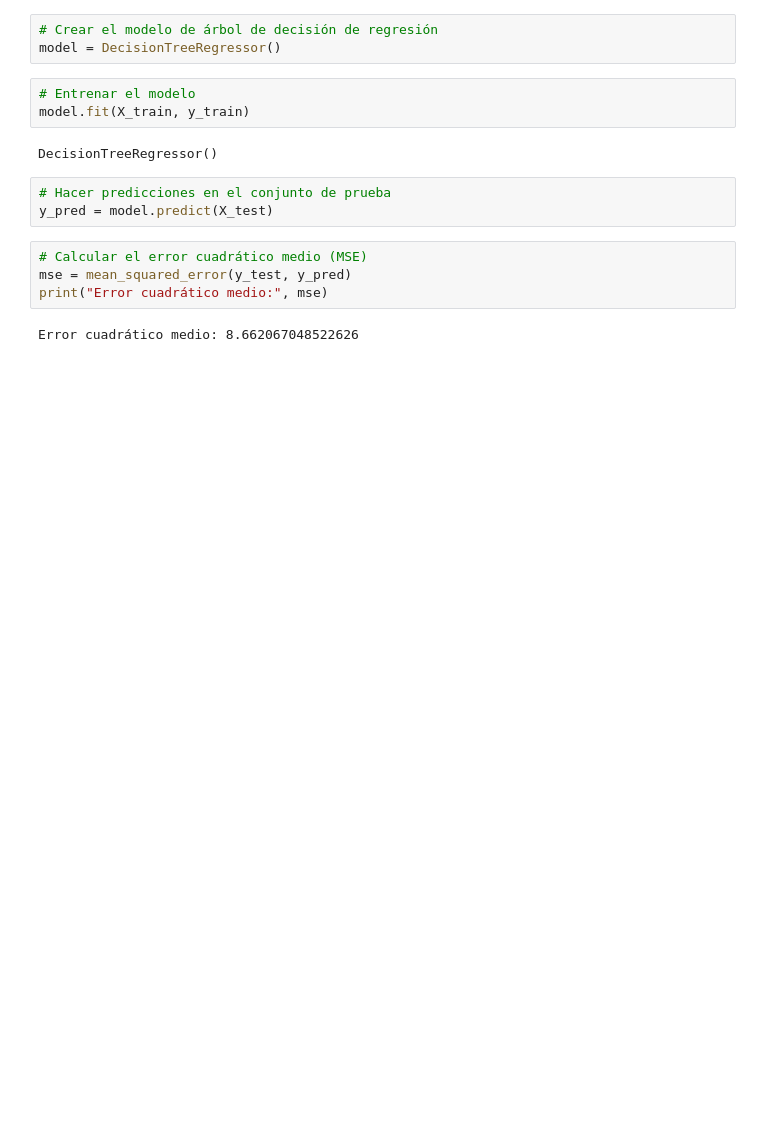
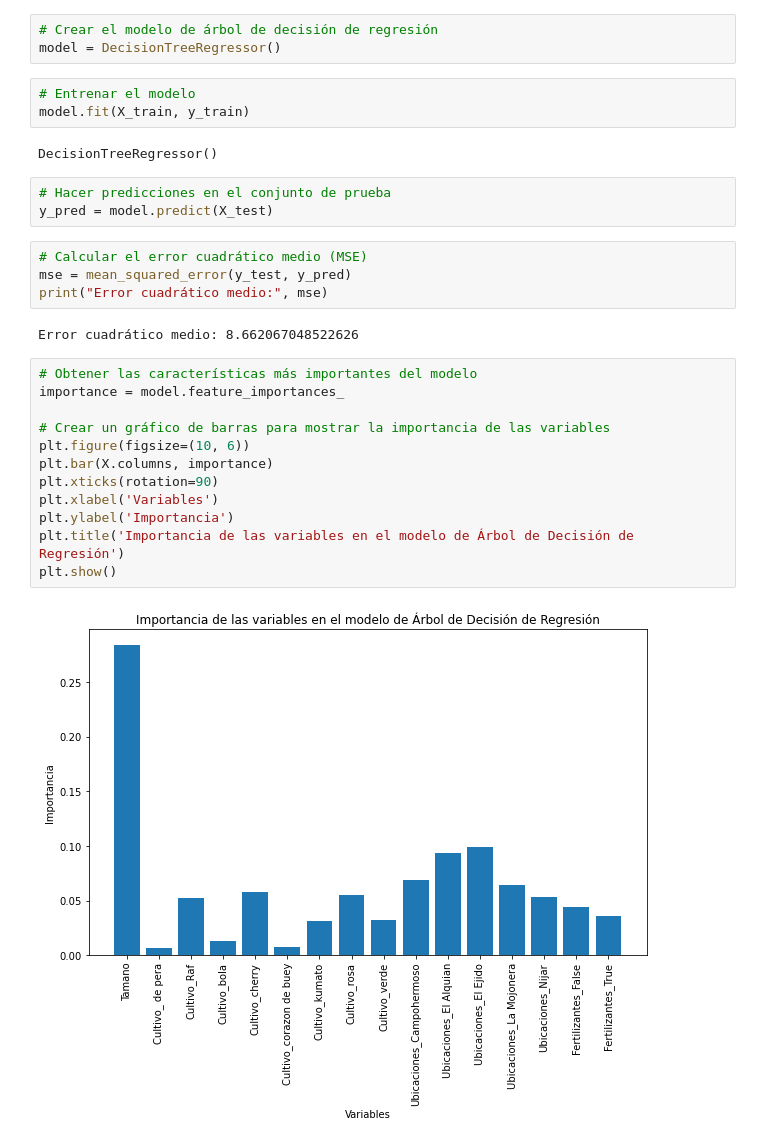
Before and after one commit to lorenzoo014/practica_con_orange, a Jupyter notebook: fichero(python).ipynb, the cells around one changed output. Drawn from its saved outputs; the diff is of its cells as text; blank space fills up the shorter version.

```diff
--- a/fichero(python).ipynb
+++ b/fichero(python).ipynb
@@ -162,3 +142,17 @@ mse = mean_squared_error(y_test, y_pred)
 print("Error cuadrático medio:", mse)
 # %% [output]
 Error cuadrático medio: 8.662067048522626
+# %%
+# Obtener las características más importantes del modelo
+importance = model.feature_importances_
+
+# Crear un gráfico de barras para mostrar la importancia de las variables
+plt.figure(figsize=(10, 6))
+plt.bar(X.columns, importance)
+plt.xticks(rotation=90)
+plt.xlabel('Variables')
+plt.ylabel('Importancia')
+plt.title('Importancia de las variables en el modelo de Árbol de Decisión de Regresión')
+plt.show()
+# %% [output]
+[figure, added]
```
Also changed, not shown: parts of 8 cells of this notebook.
